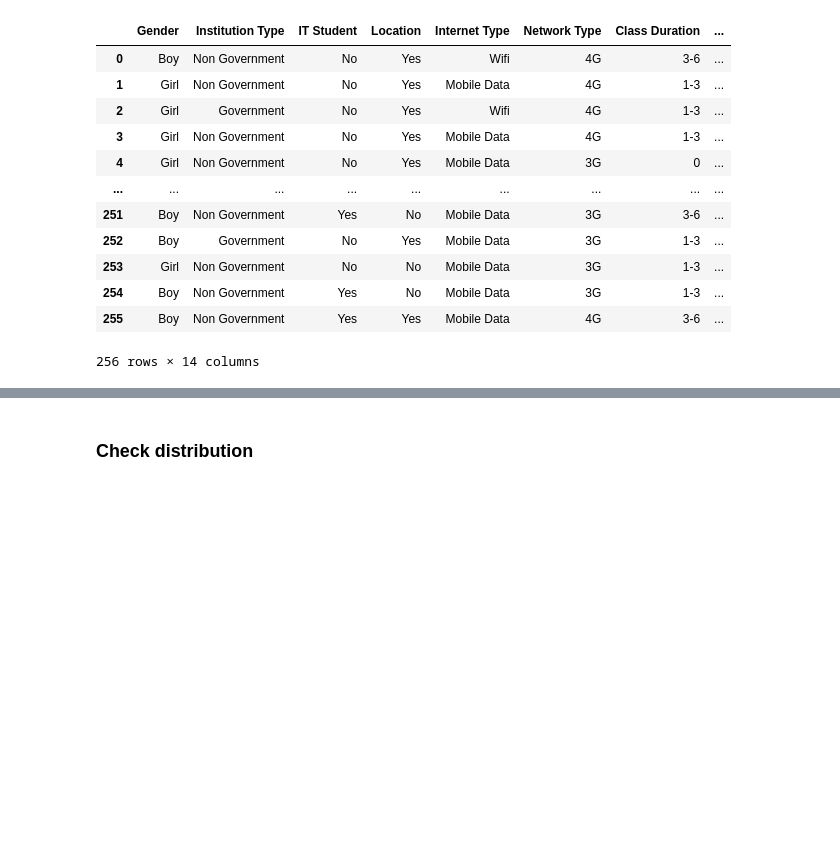
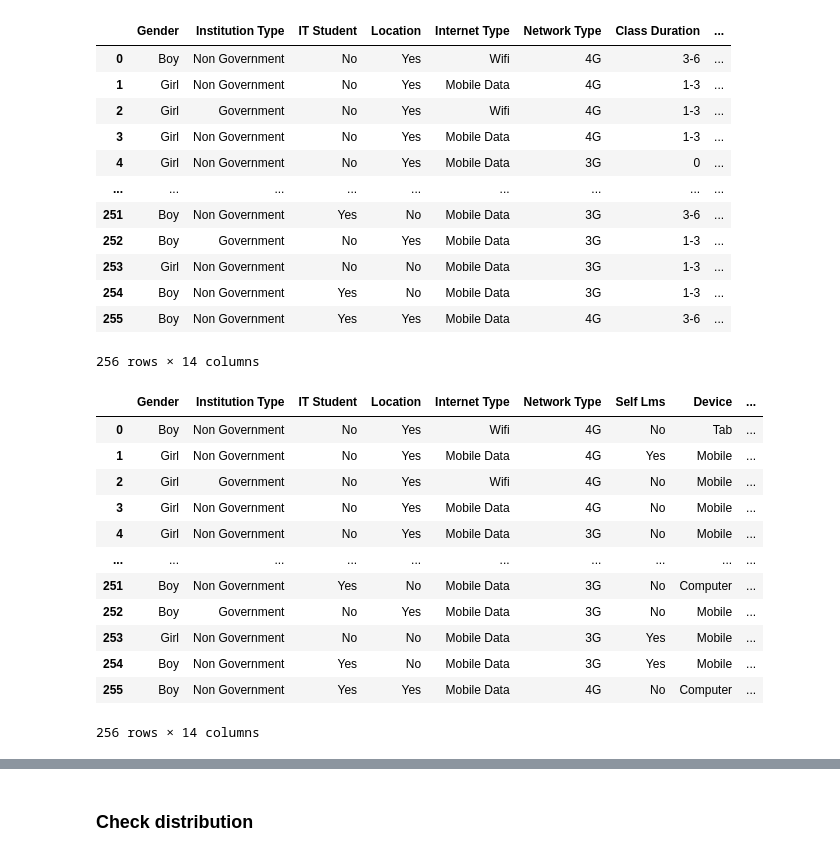
Before and after one commit to defoxtrotalpha/atomcamp, a Jupyter notebook: Week 4/ML_Assignment_1.ipynb, the cells around one changed output, grey strips where cells are left out. Drawn from its saved outputs; the diff is of its cells as text; code cells hidden in the pictures; blank space fills up the shorter version.

```diff
--- a/Week 4/ML_Assignment_1.ipynb
+++ b/Week 4/ML_Assignment_1.ipynb
@@ -154,6 +167,26 @@ df_unique
 | 254 | Boy | Non Government | Yes | No | Mobile Data | 3G | 1-3 | ... |
 | 255 | Boy | Non Government | Yes | Yes | Mobile Data | 4G | 3-6 | ... |
 256 rows × 14 columns
+# %%
+#Financial Condition will be ordinally encoded as it depicts meaningful order
+ordinal_mapping = {'0': 1, '1-3': 2, '3-6': 3}
+df_unique['Class_Duration_Ordinal'] = df_unique['Class Duration'].map(ordinal_mapping)
+df_unique.drop(columns=['Class Duration'], inplace=True) #inplace Changes the original df
+df_unique
+# %% [output]
+|  | Gender | Institution Type | IT Student | Location | Internet Type | Network Type | Self Lms | Device | ... |
+| 0 | Boy | Non Government | No | Yes | Wifi | 4G | No | Tab | ... |
+| 1 | Girl | Non Government | No | Yes | Mobile Data | 4G | Yes | Mobile | ... |
+| 2 | Girl | Government | No | Yes | Wifi | 4G | No | Mobile | ... |
+| 3 | Girl | Non Government | No | Yes | Mobile Data | 4G | No | Mobile | ... |
+| 4 | Girl | Non Government | No | Yes | Mobile Data | 3G | No | Mobile | ... |
+| ... | ... | ... | ... | ... | ... | ... | ... | ... | ... |
+| 251 | Boy | Non Government | Yes | No | Mobile Data | 3G | No | Computer | ... |
+| 252 | Boy | Government | No | Yes | Mobile Data | 3G | No | Mobile | ... |
+| 253 | Girl | Non Government | No | No | Mobile Data | 3G | Yes | Mobile | ... |
+| 254 | Boy | Non Government | Yes | No | Mobile Data | 3G | Yes | Mobile | ... |
+| 255 | Boy | Non Government | Yes | Yes | Mobile Data | 4G | No | Computer | ... |
+256 rows × 14 columns
 # %%
 # Binary encode multiple columns
 df_unique = pd.get_dummies(df_unique, columns=['Institution Type', 'Location', 'IT Student', 'Self Lms', 'Gender'], drop_first=True)
```
Also changed, not shown: parts of 17 cells of this notebook, 2 other files.
